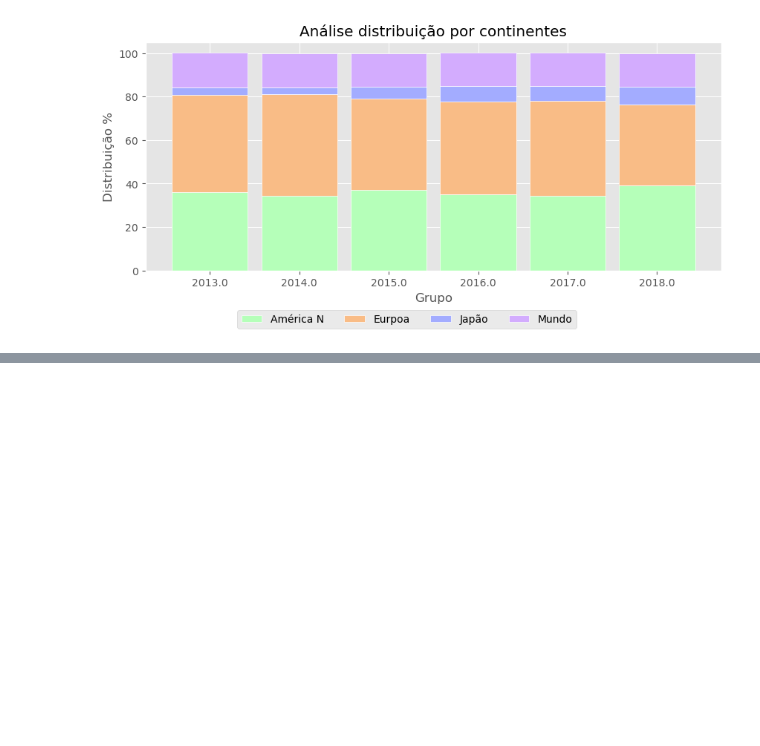
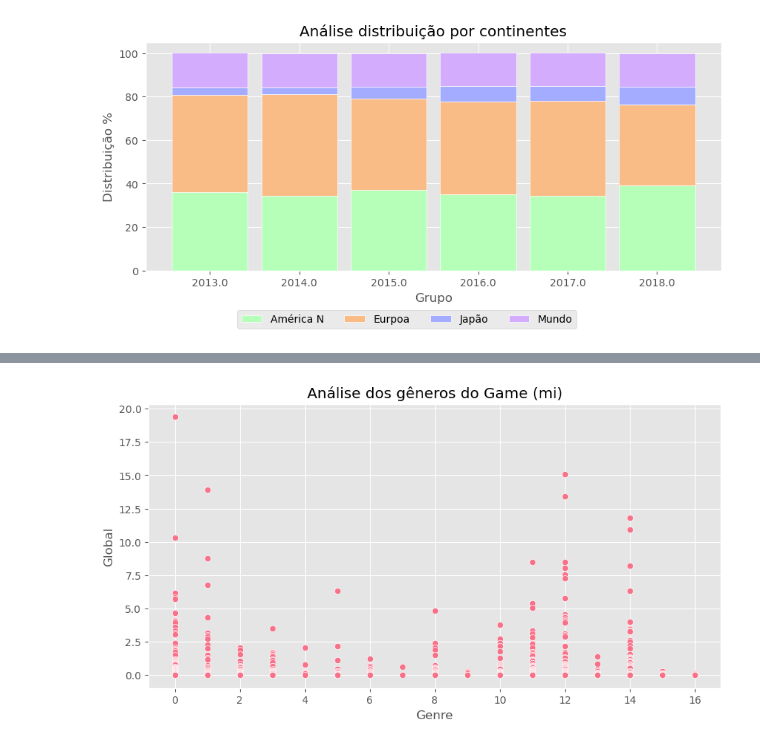
Before and after one commit to leandroclv/python_analise_dados_udemy, a Jupyter notebook: projetos/projeto_04/videogames.ipynb, the cells around one changed output, grey strips where cells are left out. Cells and saved outputs as stored; diff of their text form; code cells hidden in the pictures; blank space fills up the shorter version.

```diff
--- a/projetos/projeto_04/videogames.ipynb
+++ b/projetos/projeto_04/videogames.ipynb
@@ -203,0 +255,6 @@ plt.legend(['América N', 'Eurpoa', 'Japão', 'Mundo'], loc='upper left', bbox_t
+# %%
+plt.figure(figsize=(10,5))
+plt.title('Análise dos gêneros do Game (mi)')
+sns.scatterplot(data=df, x='Genre', y = 'Global', color=paleta_cores[0]);
+# %% [output]
+[figure, added]
```
Also changed, not shown: parts of 7 cells of this notebook, 2 other files.
